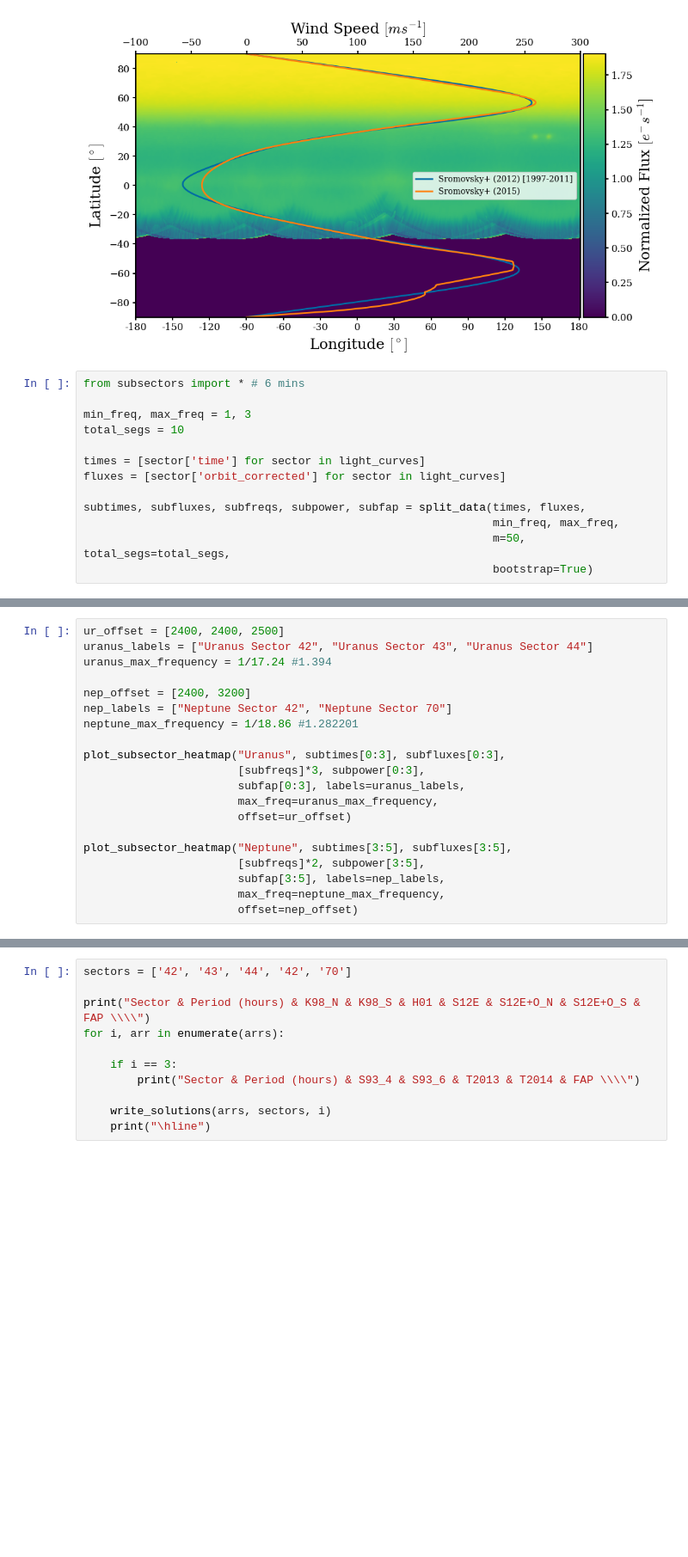
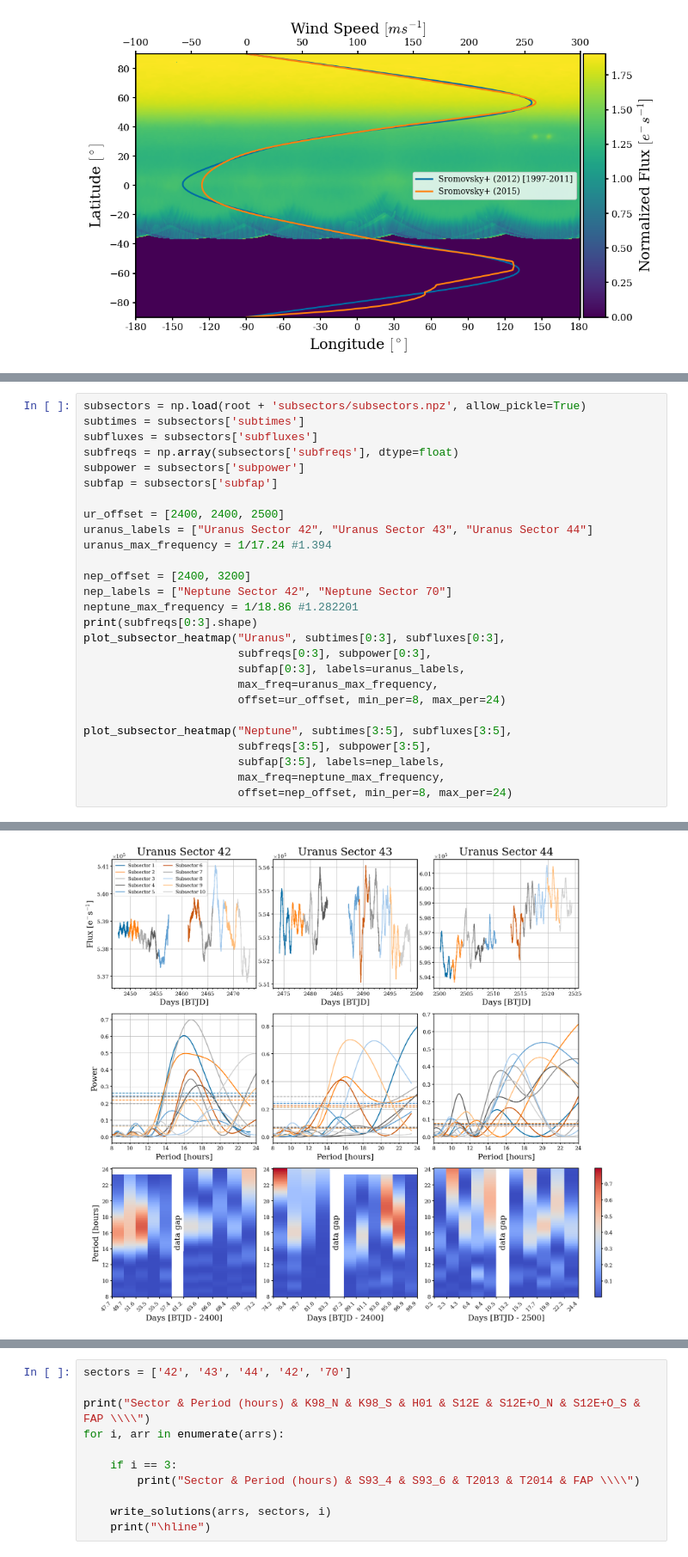
Before and after one commit to kenny-phan/tess-ice-giants, a Jupyter notebook: tess-ice-giants/frequency_analysis/figures.ipynb, the cells around one changed output, grey strips where cells are left out. Shown at 86% size. Drawn from its saved outputs; the diff is of its cells as text; blank space fills up the shorter version.

Commit message:
corrected heatmap xticks

```diff
--- a/tess-ice-giants/frequency_analysis/figures.ipynb
+++ b/tess-ice-giants/frequency_analysis/figures.ipynb
@@ -237,16 +237,3 @@ KeysView(NpzFile '/home/ktp9/TESSNeptune24/tess-ice-giants/final_data/latitudes/
 [figure]
 [figure]
 [figure]
-# %%
-from subsectors import * # 6 mins
-
-min_freq, max_freq = 1, 3
-total_segs = 10
-
-times = [sector['time'] for sector in light_curves]
-fluxes = [sector['orbit_corrected'] for sector in light_curves]
-
-subtimes, subfluxes, subfreqs, subpower, subfap = split_data(times, fluxes,
-                                                             min_freq, max_freq,
-                                                             m=50, total_segs=total_segs,
-                                                             bootstrap=True)
@@ -255,4 +462,11 @@ TypeError: 'int' object is not subscriptable
 # %%
+subsectors = np.load(root + 'subsectors/subsectors.npz', allow_pickle=True)
+subtimes = subsectors['subtimes']
+subfluxes = subsectors['subfluxes']
+subfreqs = np.array(subsectors['subfreqs'], dtype=float)
+subpower = subsectors['subpower']
+subfap = subsectors['subfap']
+
 ur_offset = [2400, 2400, 2500]
 uranus_labels = ["Uranus Sector 42", "Uranus Sector 43", "Uranus Sector 44"]
 uranus_max_frequency = 1/17.24 #1.394
@@ -260,16 +474,16 @@ uranus_max_frequency = 1/17.24 #1.394
 nep_offset = [2400, 3200]
 nep_labels = ["Neptune Sector 42", "Neptune Sector 70"]
 neptune_max_frequency = 1/18.86 #1.282201
-
+print(subfreqs[0:3].shape)
 plot_subsector_heatmap("Uranus", subtimes[0:3], subfluxes[0:3],
-                       [subfreqs]*3, subpower[0:3],
+                       subfreqs[0:3], subpower[0:3],
                        subfap[0:3], labels=uranus_labels,
                        max_freq=uranus_max_frequency,
-                       offset=ur_offset)
+                       offset=ur_offset, min_per=8, max_per=24)
 
 plot_subsector_heatmap("Neptune", subtimes[3:5], subfluxes[3:5],
-                       [subfreqs]*2, subpower[3:5],
+                       subfreqs[3:5], subpower[3:5],
                        subfap[3:5], labels=nep_labels,
                        max_freq=neptune_max_frequency,
-                       offset=nep_offset)
+                       offset=nep_offset, min_per=8, max_per=24)
 # %% [output]
@@ -276,0 +507 @@ NameError: name 'plot_subsector_heatmap' is not defined
+[figure, added]
```
Also changed, not shown: parts of 5 cells of this notebook, 2 other files.
